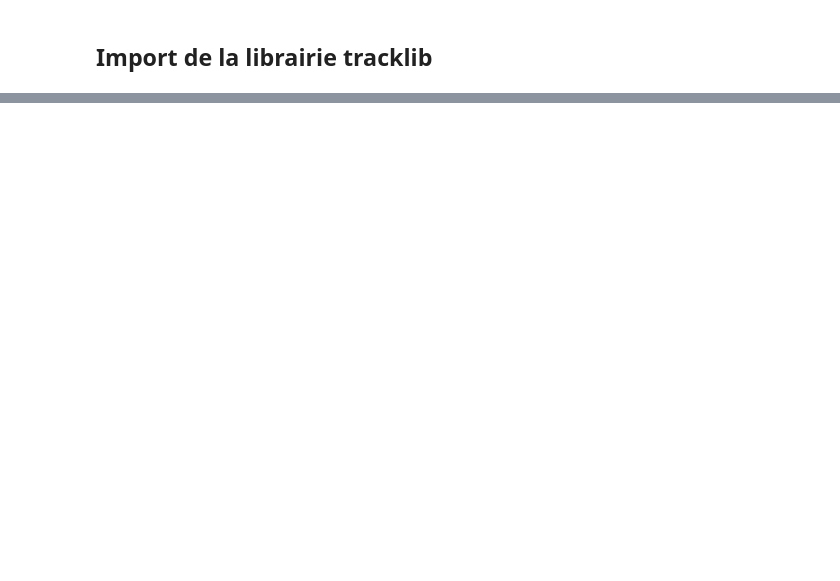
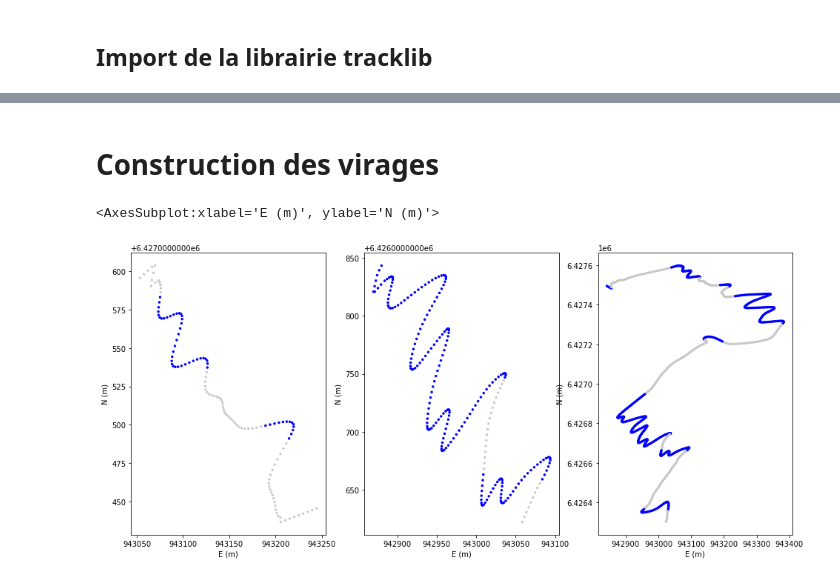
Before and after one commit to umrlastig/tracklib, a Jupyter notebook: doc/source/notebook/Switchbacks.ipynb, the cells around one changed output, grey strips where cells are left out. Saved outputs shown, nothing was run; the diff lists cells and outputs as text; code cells hidden in the pictures; blank space fills up the shorter version.

```diff
--- a/doc/source/notebook/Switchbacks.ipynb
+++ b/doc/source/notebook/Switchbacks.ipynb
@@ -124,0 +157,20 @@ trace2.plot(type='POINT', af_name='sommet', append = True, cmap = COLS, pointsiz
+# %% [markdown]
+# Construction des virages
+# %%
+# Calcul
+trace1.addAnalyticalFeature(Cinematics.bend)
+trace2.addAnalyticalFeature(Cinematics.bend)
+trace3.addAnalyticalFeature(Cinematics.bend)
+
+# Dessin
+COLS = utils.getColorMap((200, 200, 200), (0, 0, 255))
+plt.figure(figsize = (16,7))
+plt.subplot(1, 3, 1)
+trace1.plot(type='POINT', af_name='bend', append = True, cmap = COLS)
+plt.subplot(1, 3, 2)
+trace2.plot(type='POINT', af_name='bend', append = True, cmap = COLS)
+plt.subplot(1, 3, 3)
+trace3.plot(type='POINT', af_name='bend', append = True, cmap = COLS)
+# %% [output]
+<AxesSubplot:xlabel='E (m)', ylabel='N (m)'>
+[figure, added]
```
Also changed, not shown: parts of 11 cells of this notebook, 2 other files.
